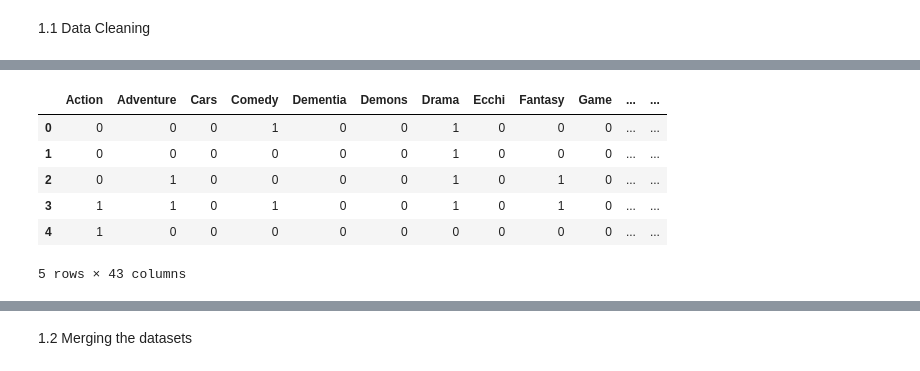
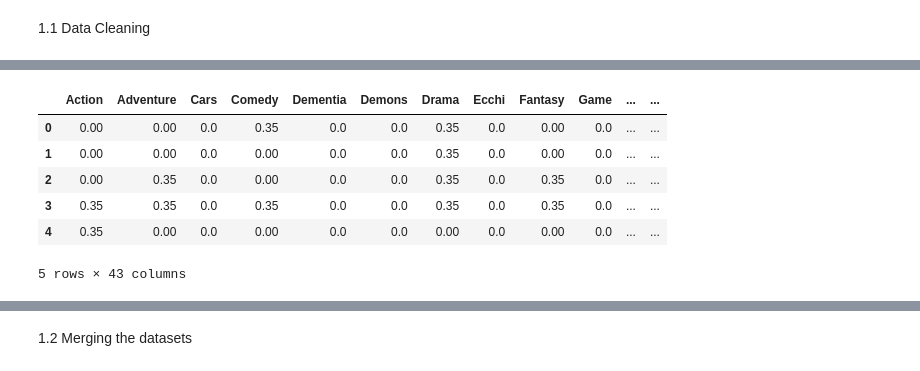
Before and after one commit to Haaris-Syed/AnimeRecommender, a Jupyter notebook: AnimeDataset-Preprocessing.ipynb, the cells around one changed output, grey strips where cells are left out. Drawn from its saved outputs; the diff is of its cells as text; code cells hidden in the pictures.

```diff
--- a/AnimeDataset-Preprocessing.ipynb
+++ b/AnimeDataset-Preprocessing.ipynb
@@ -75,10 +75,18 @@ anime_df.head(5)
 # %%
 normalised_anime_df = anime_df.copy()
 
-normalised_anime_df['members_norm'] = normalised_anime_df['members'] / normalised_anime_df['members'].max()
-normalised_anime_df['rating_norm'] = normalised_anime_df['rating'] / normalised_anime_df['rating'].max()
-normalised_anime_df['popularity_norm'] = normalised_anime_df['popularity'] / normalised_anime_df['popularity'].max()
-normalised_anime_df['episodes_norm'] = normalised_anime_df['episodes'] / normalised_anime_df['episodes'].max()
+weights = {
+    'genre': 0.35,
+    'members_norm': 0.1,
+    'rating_norm': 0.35,
+    'popularity_norm': 0.1,
+    'episodes_norm': 0.1
+}
+
+normalised_anime_df['members_norm'] = normalised_anime_df['members'] / normalised_anime_df['members'].max() * weights['members_norm']
+normalised_anime_df['rating_norm'] = normalised_anime_df['rating'] / normalised_anime_df['rating'].max() * weights['rating_norm']
+normalised_anime_df['popularity_norm'] = normalised_anime_df['popularity'] / normalised_anime_df['popularity'].max() * weights['popularity_norm']
+normalised_anime_df['episodes_norm'] = normalised_anime_df['episodes'] / normalised_anime_df['episodes'].max() * weights['episodes_norm']
 
 normalised_anime_df.head()
 # %% [output]
@@ -102,14 +110,15 @@ normalised_anime_df.head()
 # %%
 genres_df = anime_df['genre'].str.get_dummies(sep=', ').astype(int)
+genres_df = genres_df.apply(lambda x : x * weights['genre'])
 
 genres_df.head()
 # %% [output]
 |  | Action | Adventure | Cars | Comedy | Dementia | Demons | Drama | Ecchi | Fantasy | Game | ... | ... |
-| 0 | 0 | 0 | 0 | 1 | 0 | 0 | 1 | 0 | 0 | 0 | ... | ... |
-| 1 | 0 | 0 | 0 | 0 | 0 | 0 | 1 | 0 | 0 | 0 | ... | ... |
-| 2 | 0 | 1 | 0 | 0 | 0 | 0 | 1 | 0 | 1 | 0 | ... | ... |
-| 3 | 1 | 1 | 0 | 1 | 0 | 0 | 1 | 0 | 1 | 0 | ... | ... |
-| 4 | 1 | 0 | 0 | 0 | 0 | 0 | 0 | 0 | 0 | 0 | ... | ... |
+| 0 | 0.00 | 0.00 | 0.0 | 0.35 | 0.0 | 0.0 | 0.35 | 0.0 | 0.00 | 0.0 | ... | ... |
+| 1 | 0.00 | 0.00 | 0.0 | 0.00 | 0.0 | 0.0 | 0.35 | 0.0 | 0.00 | 0.0 | ... | ... |
+| 2 | 0.00 | 0.35 | 0.0 | 0.00 | 0.0 | 0.0 | 0.35 | 0.0 | 0.35 | 0.0 | ... | ... |
+| 3 | 0.35 | 0.35 | 0.0 | 0.35 | 0.0 | 0.0 | 0.35 | 0.0 | 0.35 | 0.0 | ... | ... |
+| 4 | 0.35 | 0.00 | 0.0 | 0.00 | 0.0 | 0.0 | 0.00 | 0.0 | 0.00 | 0.0 | ... | ... |
 5 rows × 43 columns
 # %%
 normalised_anime_df.drop('genre', axis=1, inplace=True)
```
Also changed, not shown: parts of 8 cells of this notebook.
